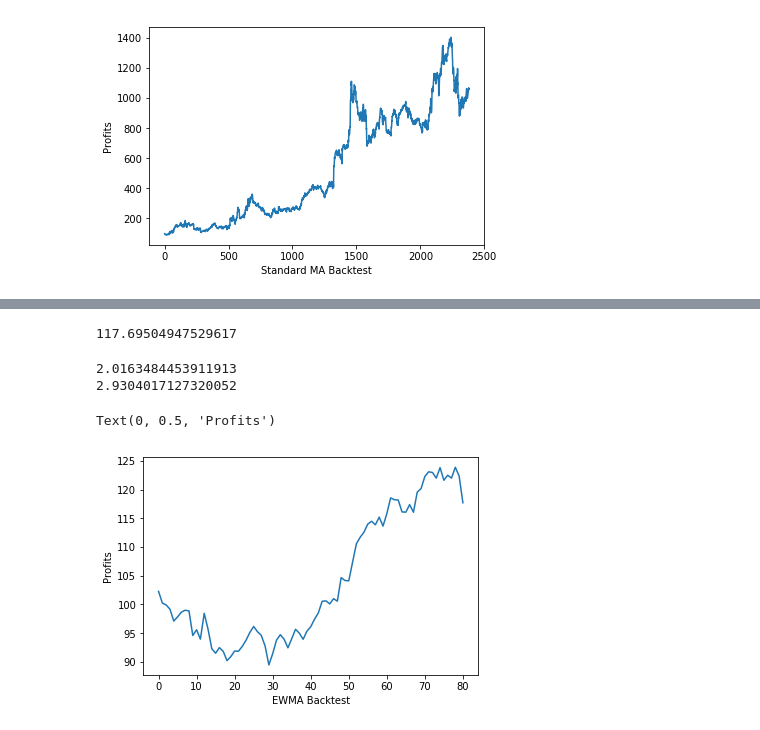
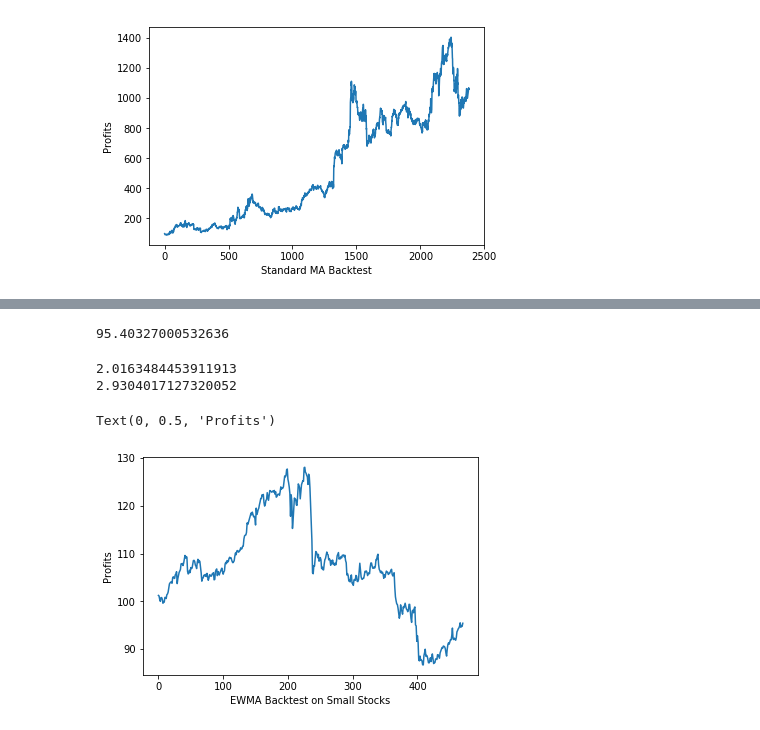
Before and after one commit to joshuap2613/MomentumTrading, a Jupyter notebook: Elo_Pairs_Trades/Backtest.ipynb, the cells around one changed output, grey strips where cells are left out. Drawn from its saved outputs; the diff is of its cells as text; code cells hidden in the pictures.

Commit message:
backtest and results for ewma

```diff
--- a/Elo_Pairs_Trades/Backtest.ipynb
+++ b/Elo_Pairs_Trades/Backtest.ipynb
@@ -442,7 +445,7 @@ def highest_returns2(input_dict,input_returns,percentile):
     portfolio = 100
     portfolio_tracker = []
 
-    for date in input_dict['A'].keys():
+    for date in input_dict['AAPL'].keys():
         date_index = b.index(date)
 
         if date_index < 1900:
@@ -573,7 +576,7 @@ def highest_returns3(input_dict,input_returns,percentile, num_std_dev, mean, sig
     portfolio = 100
     portfolio_tracker = []
 
-    for date in input_dict['A'].keys():
+    for date in input_dict['AAPL'].keys():
         date_index = b.index(date)
 
         if date_index < 1900:
@@ -629,8 +632,8 @@ def highest_returns3(input_dict,input_returns,percentile, num_std_dev, mean, sig
             #print(portfolio_tracker)
     return portfolio_tracker[:-1]
 
-mean = 0.2595445178916006
-sigma = 0.23534617082298673
+mean = 0.19568180057740556
+sigma = 0.15384828954401814
 cutoff_test_list = []
 portfolio_80_30_0 = highest_returns3(testc_30, testa_30, 80, 0, mean, sigma)
 
@@ -684,7 +687,7 @@ def highest_returns4(input_dict,input_returns,percentile, num_std_dev, mean, sig
     portfolio = 100
     portfolio_tracker = []
 
-    for date in input_dict['A'].keys():
+    for date in input_dict['AAPL'].keys():
         date_index = b.index(date)
 
         if date_index > 1900:
@@ -745,12 +748,12 @@ def backtest(window_size, percentile, num_std, mean, sigma):
     results = highest_returns4(back_c, back_a, percentile, num_std, mean, sigma)
     return results
 
-mean = 0.2595445178916006
-sigma = 0.23534617082298673
-results = backtest(30,90,2, mean, sigma)
+mean = 0.19568180057740556
+sigma = 0.15384828954401814
+results = backtest(30,80,0, mean, sigma)
 print(results[-1])
 # %% [output]
-117.69504947529617
+95.40327000532636
 # %%
 print(sharpe(results))
 print(sortino(results))
@@ -760,12 +763,12 @@ print(sortino(results))
 # %%
 length = len(results)
 timesteps = [j for j in range(length)]
 plt.plot(timesteps, results)
-plt.xlabel('EWMA Backtest')
+plt.xlabel('EWMA Backtest on Small Stocks')
 plt.ylabel('Profits')
 # %% [output]
 Text(0, 0.5, 'Profits')
-[figure, old version]
+[figure, new version]
 # %%
 #test on random subsets of S&P
 #do a backtest on moving average
```
Also changed, not shown: parts of 11 cells of this notebook, 1 other file.
